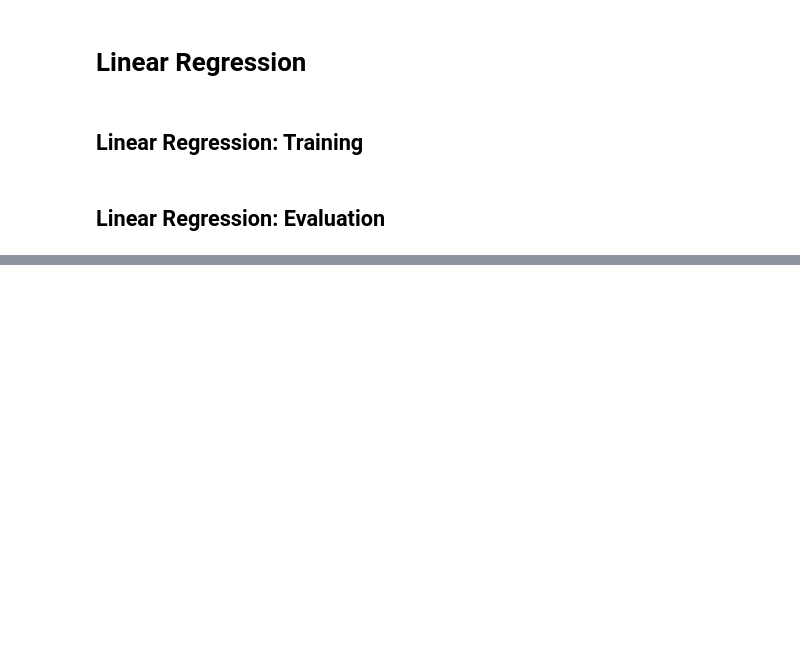
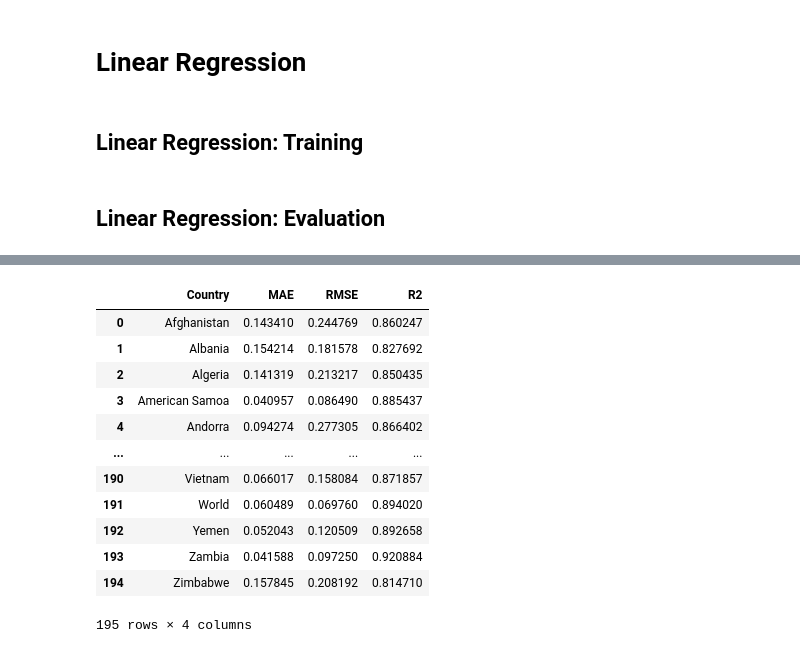
Before and after one commit to HugsAndSquishes/temperature-prediction, a Jupyter notebook: notebooks/modeling.ipynb, the cells around one changed output, grey strips where cells are left out. Saved outputs shown, nothing was run; the diff lists cells and outputs as text; code cells hidden in the pictures; blank space fills up the shorter version.

```diff
--- a/notebooks/modeling.ipynb
+++ b/notebooks/modeling.ipynb
@@ -149,0 +157,39 @@ R-squared: 0.7322845776427029
+# %%
+def run_LSTM(countries, countries_to_plot=[], model_dir="models", scaler_dir="scalers"):
+    os.makedirs(model_dir, exist_ok=True)
+    os.makedirs(scaler_dir, exist_ok=True)
+
+    results = []
+
+    for country in countries:
+        country_df = df[df["Entity"] == country].copy()
+        country_df["Day"] = pd.to_datetime(country_df["Day"])
+        country_df = country_df.sort_values(by="Day")
+
+        temps = country_df["Monthly Average Temp"].values
+        pipeline = LSTMPipeline(seq_len=12)
+
+        try:
+            pipeline.fit(temps)
+            pipeline.save(
+                model_path=f"{model_dir}/{country}.keras",
+                scaler_path=f"{scaler_dir}/{country}_scaler.pkl"
+            )
+            metrics = pipeline.evaluate()
+            results.append({
+                "Country": country,
+                "MAE": metrics["MAE"],
+                "RMSE": metrics["RMSE"],
+                "R2": metrics["R2"]
+            })
+            print(f"Finished: {country} | MAE: {metrics['MAE']:.2f} | RMSE: {metrics['RMSE']:.2f} | R²: {metrics['R2']:.2f}")
+
+            if country in countries_to_plot:
+                pipeline.plot_results()
+
+        except Exception as e:
+            print(f"Error with {country}: {e}")
+    return pd.DataFrame(results)
+# %%
+countries = df["Entity"].unique()
+results = run_LSTM(countries, {"United States", "United Kingdom", "Australia"})
@@ -149,0 +259,16 @@ R-squared: 0.7322845776427029
+# %%
+results
+# %% [output]
+|  | Country | MAE | RMSE | R2 |
+| 0 | Afghanistan | 0.143410 | 0.244769 | 0.860247 |
+| 1 | Albania | 0.154214 | 0.181578 | 0.827692 |
+| 2 | Algeria | 0.141319 | 0.213217 | 0.850435 |
+| 3 | American Samoa | 0.040957 | 0.086490 | 0.885437 |
+| 4 | Andorra | 0.094274 | 0.277305 | 0.866402 |
+| ... | ... | ... | ... | ... |
+| 190 | Vietnam | 0.066017 | 0.158084 | 0.871857 |
+| 191 | World | 0.060489 | 0.069760 | 0.894020 |
+| 192 | Yemen | 0.052043 | 0.120509 | 0.892658 |
+| 193 | Zambia | 0.041588 | 0.097250 | 0.920884 |
+| 194 | Zimbabwe | 0.157845 | 0.208192 | 0.814710 |
+195 rows × 4 columns
```
Also changed, not shown: parts of 19 cells of this notebook, 4 other files.
